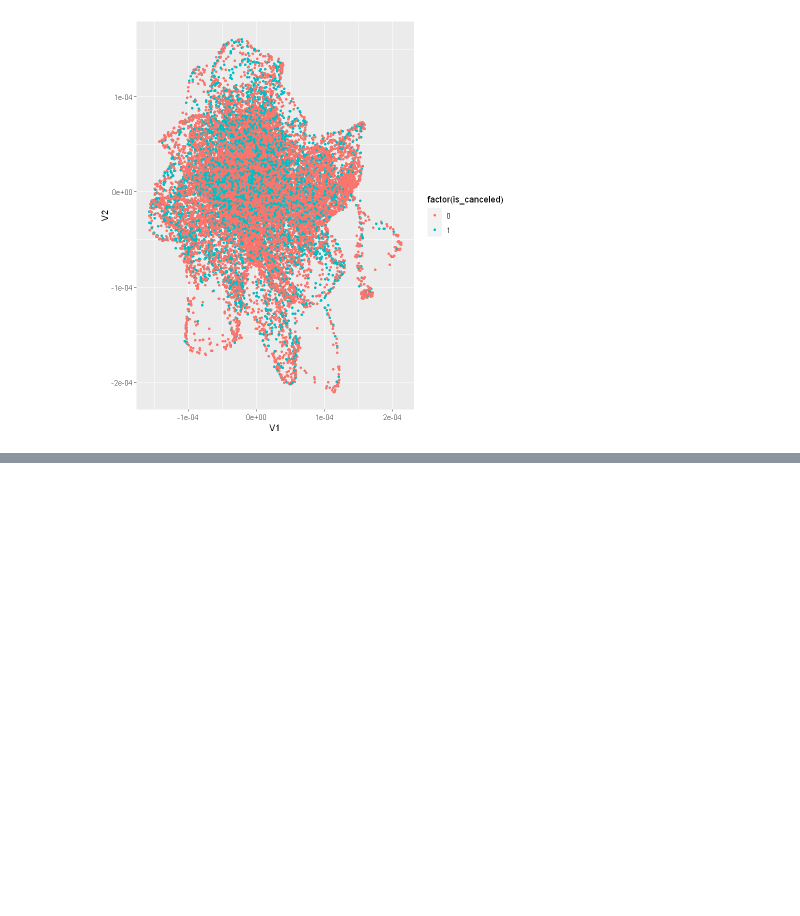
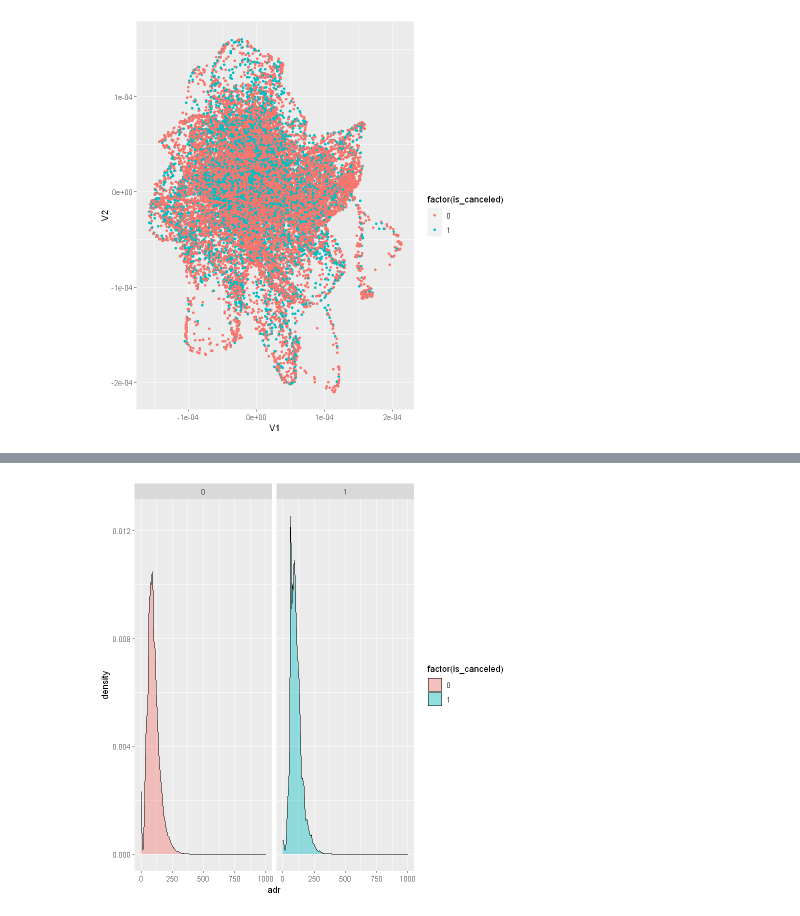
Before and after one commit to abhijeetdtu/dsba5122, a Jupyter notebook: dsba5122/Untitled.ipynb, the cells around one changed output, grey strips where cells are left out. Cells and saved outputs as stored; diff of their text form; code cells hidden in the pictures; blank space fills up the shorter version.

```diff
--- a/dsba5122/Untitled.ipynb
+++ b/dsba5122/Untitled.ipynb
@@ -124,0 +127,8 @@ ggplot(tsnedf, aes(x=V1 , y=V2 , color=factor(is_canceled))) + geom_point(stroke
+# %%
+(
+    ggplot(df , aes(x=adr , fill=factor(is_canceled))) +
+    geom_density(alpha=0.4) +
+    scale_x_continuous(limits=c(0,1000))+
+    facet_wrap(~ factor(is_canceled))
+)
+# %% [output]
@@ -124,0 +137 @@ ggplot(tsnedf, aes(x=V1 , y=V2 , color=factor(is_canceled))) + geom_point(stroke
+[figure, added]
```
Also changed, not shown: parts of 20 cells of this notebook, 4 other files.
